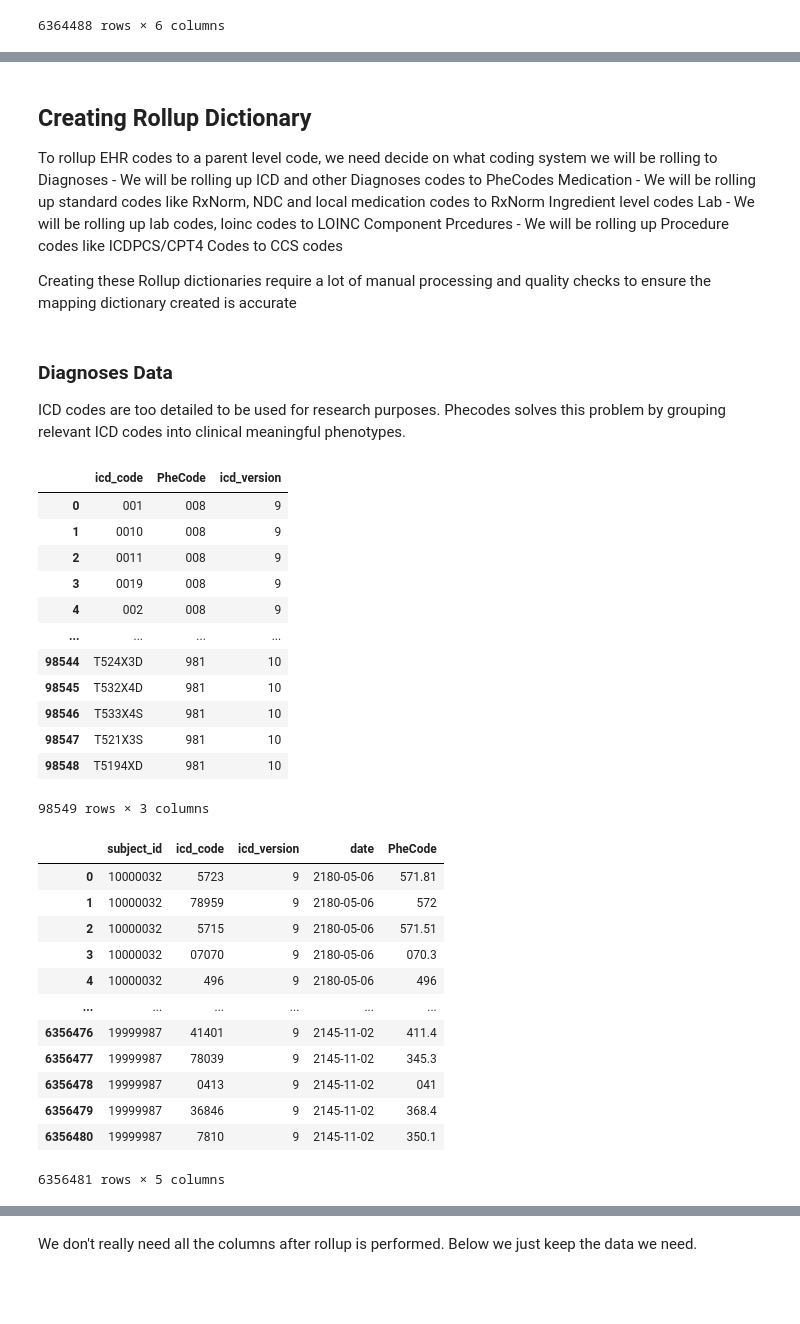
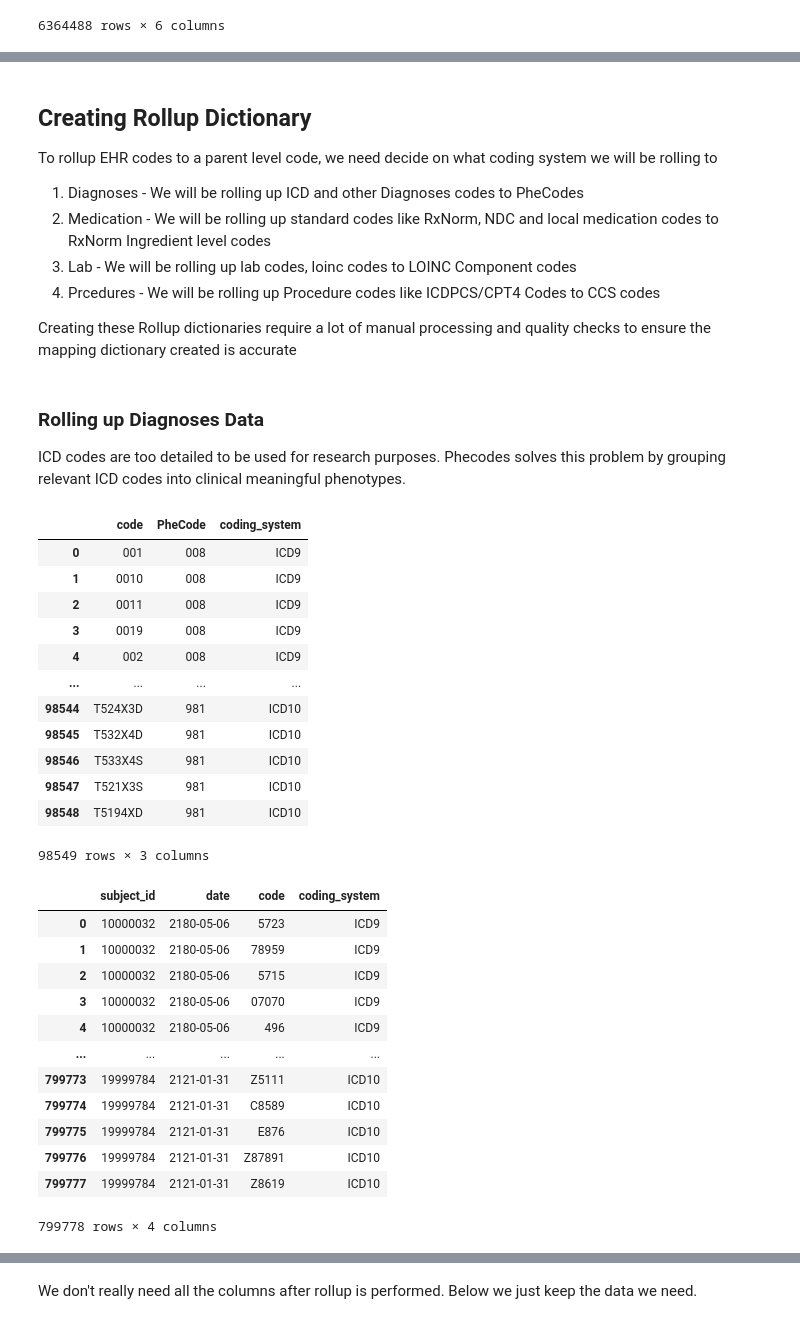
Before and after one commit to apvidul/EHR-Processing-Tutorial, a Jupyter notebook: EHR-Pipeline-Part2.ipynb, the cells around one changed output, grey strips where cells are left out. Drawn from its saved outputs; the diff is of its cells as text; code cells hidden in the pictures; blank space fills up the shorter version.

Commit message:
Process_batches

```diff
--- a/EHR-Pipeline-Part2.ipynb
+++ b/EHR-Pipeline-Part2.ipynb
@@ -182,14 +621,14 @@ os.makedirs("Rolledup_Data", exist_ok=True)
 ## Creating Rollup Dictionary
 
 To rollup EHR codes to a parent level code, we need decide on what coding system we will be rolling to
-Diagnoses - We will be rolling up ICD and other Diagnoses codes to PheCodes
-Medication - We will be rolling up standard codes like RxNorm, NDC and local medication codes to RxNorm Ingredient level codes
-Lab - We will be rolling up lab codes, loinc codes to LOINC Component
-Prcedures - We will be rolling up Procedure codes like ICDPCS/CPT4 Codes to CCS codes
+1. Diagnoses - We will be rolling up ICD and other Diagnoses codes to PheCodes
+2. Medication - We will be rolling up standard codes like RxNorm, NDC and local medication codes to RxNorm Ingredient level codes
+3. Lab - We will be rolling up lab codes, loinc codes to LOINC Component codes
+4. Prcedures - We will be rolling up Procedure codes like ICDPCS/CPT4 Codes to CCS codes
 
 Creating these Rollup dictionaries require a lot of manual processing and quality checks to ensure the mapping dictionary created is accurate
 # %%
 #Write code to create rollup dictionries
 # %% [markdown]
-### Diagnoses Data
+### Rolling up Diagnoses Data
 ICD codes are too detailed to be used for research purposes. Phecodes solves this problem by grouping relevant ICD codes into clinical meaningful phenotypes.
@@ -198,39 +635,46 @@ ICD codes are too detailed to be used for research purposes. Phecodes solves thi
 # %%
-icd_to_phecode_file = "./Rollup_Mappings/icd_to_phecode.csv"
+icd_to_phecode_file = "./Rollup_Mappings/ICD_to_PheCode.csv"
 
 icd_to_phecode = pd.read_csv(icd_to_phecode_file, dtype=str)
 
 icd_to_phecode
 # %% [output]
-|  | icd_code | PheCode | icd_version |
-| 0 | 001 | 008 | 9 |
-| 1 | 0010 | 008 | 9 |
-| 2 | 0011 | 008 | 9 |
-| 3 | 0019 | 008 | 9 |
-| 4 | 002 | 008 | 9 |
+|  | code | PheCode | coding_system |
+| 0 | 001 | 008 | ICD9 |
+| 1 | 0010 | 008 | ICD9 |
+| 2 | 0011 | 008 | ICD9 |
+| 3 | 0019 | 008 | ICD9 |
+| 4 | 002 | 008 | ICD9 |
 | ... | ... | ... | ... |
-| 98544 | T524X3D | 981 | 10 |
-| 98545 | T532X4D | 981 | 10 |
-| 98546 | T533X4S | 981 | 10 |
-| 98547 | T521X3S | 981 | 10 |
-| 98548 | T5194XD | 981 | 10 |
+| 98544 | T524X3D | 981 | ICD10 |
+| 98545 | T532X4D | 981 | ICD10 |
+| 98546 | T533X4S | 981 | ICD10 |
+| 98547 | T521X3S | 981 | ICD10 |
+| 98548 | T5194XD | 981 | ICD10 |
 98549 rows × 3 columns
 # %%
-# Rolling up icd codes to PheCodes
+# We will select a sample diagnoses file for rolling up
 
-diagnoses_phecode = pd.merge(diagnoses_icd,icd_to_phecode, how='left', on=['icd_code','icd_version'])
-diagnoses_phecode
+diagnoses_raw_data_cleaned = "./Cleaned_RawData/Diagnoses"
+
+diagnoses_files = os.listdir(diagnoses_raw_data_cleaned)
+
+sample_diagnoses_filepath= os.path.join(diagnoses_raw_data_cleaned, diagnoses_files[0])
+
+sample_diagnoses = pd.read_csv(sample_diagnoses_filepath, dtype=str)
+
+sample_diagnoses
 # %% [output]
-|  | subject_id | icd_code | icd_version | date | PheCode |
-| 0 | 10000032 | 5723 | 9 | 2180-05-06 | 571.81 |
-| 1 | 10000032 | 78959 | 9 | 2180-05-06 | 572 |
-| 2 | 10000032 | 5715 | 9 | 2180-05-06 | 571.51 |
-| 3 | 10000032 | 07070 | 9 | 2180-05-06 | 070.3 |
-| 4 | 10000032 | 496 | 9 | 2180-05-06 | 496 |
-| ... | ... | ... | ... | ... | ... |
-| 6356476 | 19999987 | 41401 | 9 | 2145-11-02 | 411.4 |
-| 6356477 | 19999987 | 78039 | 9 | 2145-11-02 | 345.3 |
-| 6356478 | 19999987 | 0413 | 9 | 2145-11-02 | 041 |
-| 6356479 | 19999987 | 36846 | 9 | 2145-11-02 | 368.4 |
-| 6356480 | 19999987 | 7810 | 9 | 2145-11-02 | 350.1 |
+|  | subject_id | date | code | coding_system |
+| 0 | 10000032 | 2180-05-06 | 5723 | ICD9 |
+| 1 | 10000032 | 2180-05-06 | 78959 | ICD9 |
+| 2 | 10000032 | 2180-05-06 | 5715 | ICD9 |
+| 3 | 10000032 | 2180-05-06 | 07070 | ICD9 |
+| 4 | 10000032 | 2180-05-06 | 496 | ICD9 |
+| ... | ... | ... | ... | ... |
+| 799773 | 19999784 | 2121-01-31 | Z5111 | ICD10 |
+| 799774 | 19999784 | 2121-01-31 | C8589 | ICD10 |
+| 799775 | 19999784 | 2121-01-31 | E876 | ICD10 |
+| 799776 | 19999784 | 2121-01-31 | Z87891 | ICD10 |
+| 799777 | 19999784 | 2121-01-31 | Z8619 | ICD10 |
-6356481 rows × 5 columns
+799778 rows × 4 columns
```
Also changed, not shown: parts of 89 cells of this notebook, 8 other files.
